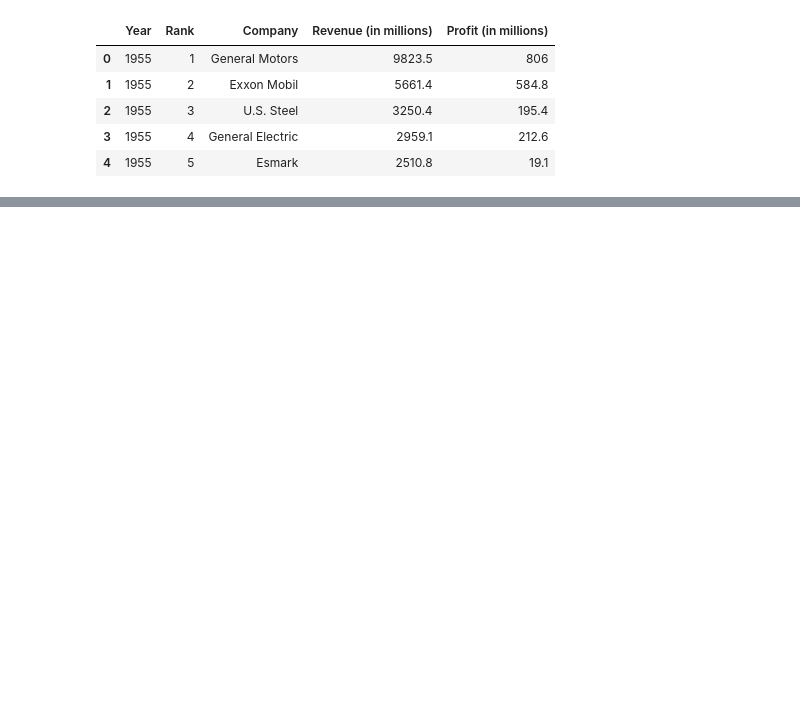
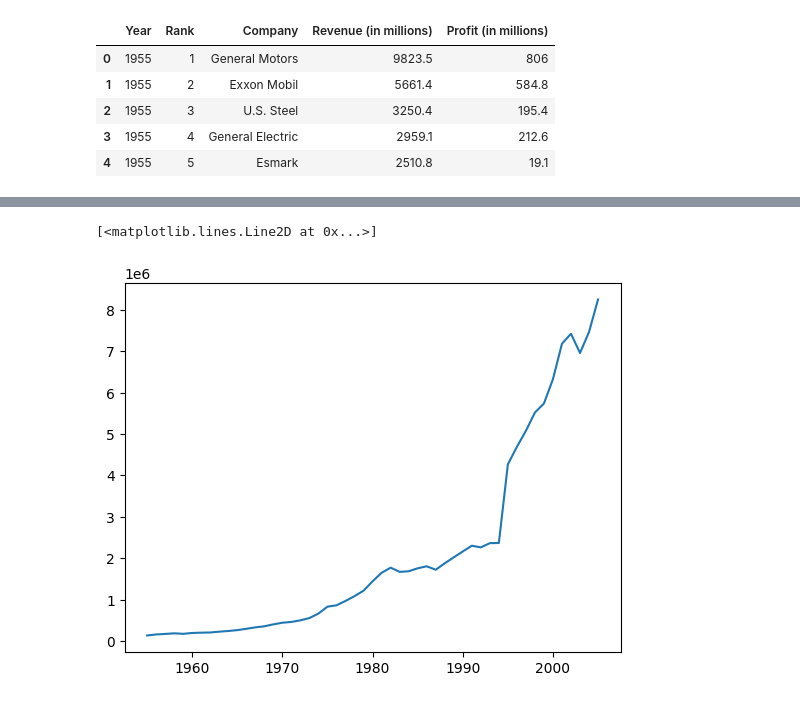
Before and after one commit to karmaisab84/prove_dash, a Jupyter notebook: Prova 001.ipynb, the cells around one changed output, grey strips where cells are left out. Cells and saved outputs as stored; diff of their text form; code cells hidden in the pictures; blank space fills up the shorter version.

```diff
--- a/Prova 001.ipynb
+++ b/Prova 001.ipynb
@@ -18,0 +124,5 @@ plt.plot(df[df.Company == 'General Motors']['Revenue (in millions)'])
+# %%
+plt.plot(g.sum().revenue)
+# %% [output]
+[<matplotlib.lines.Line2D at 0x...>]
+[figure, added]
```
Also changed, not shown: parts of 23 cells of this notebook.
